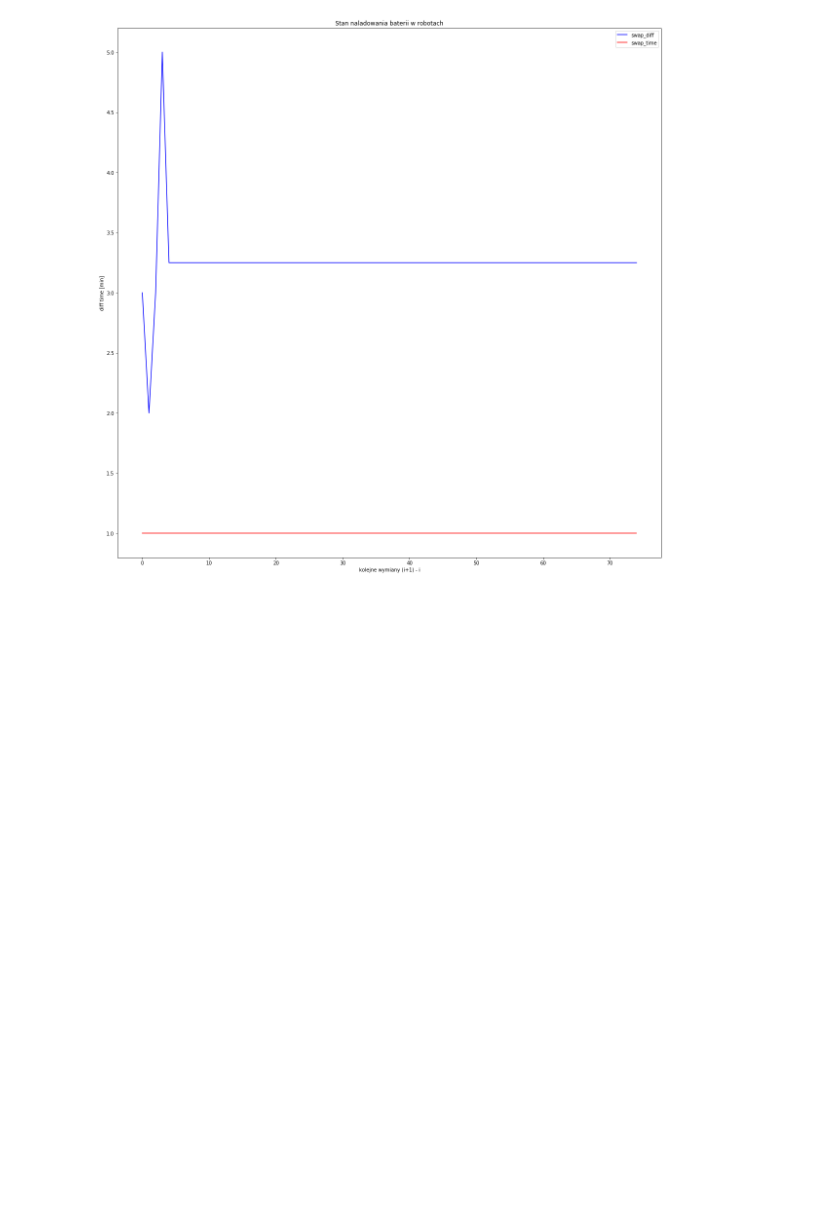
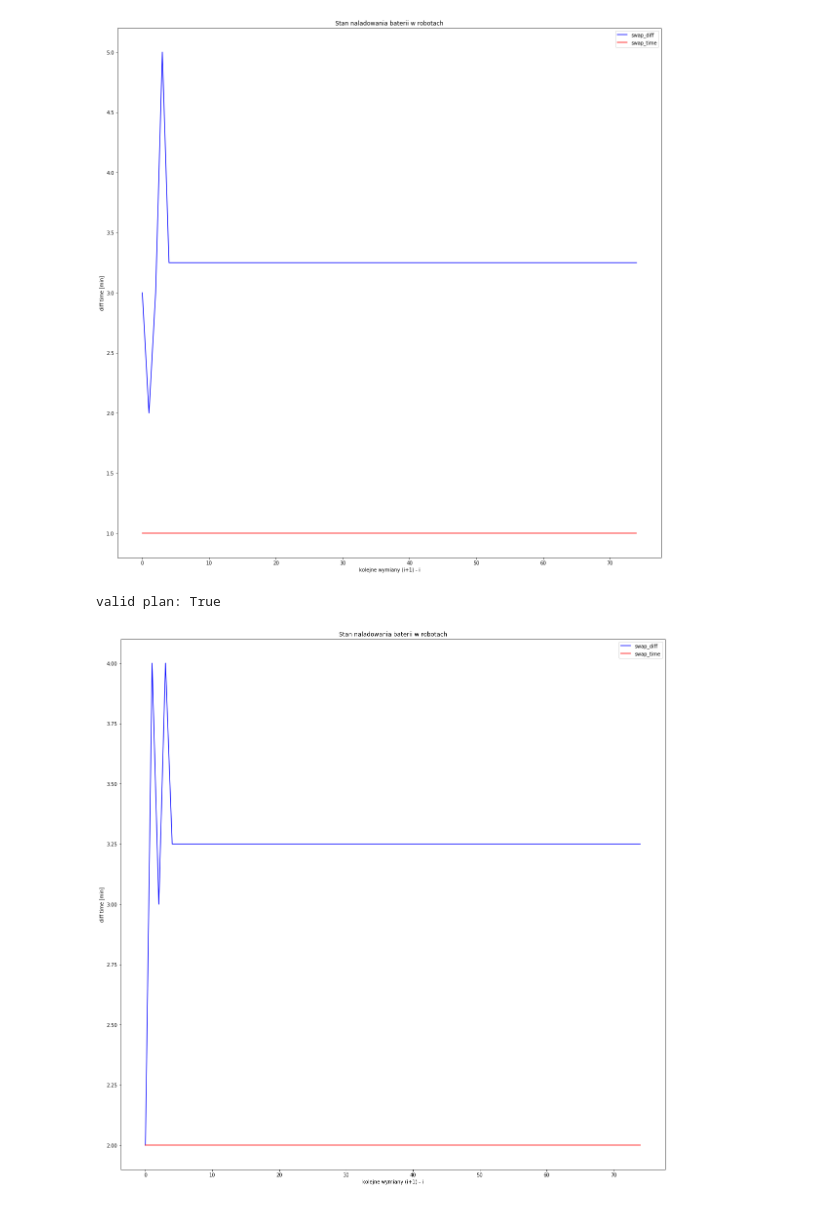
Before and after one commit to Eratn1kCreations/Supervisor, a Jupyter notebook: testy/testowy, planowanie rownego rozkladu wymian.ipynb, the cells around one changed output. Saved outputs shown, nothing was run; the diff lists cells and outputs as text; code cells hidden in the pictures; blank space fills up the shorter version.

Commit message:
replaning considers active swap's tasks

```diff
--- a/testy/testowy, planowanie rownego rozkladu wymian.ipynb
+++ b/testy/testowy, planowanie rownego rozkladu wymian.ipynb
@@ -1,5 +1,7 @@
 # %%
 import swap_planner as s
+import datetime
+log_folder_name = "test_name"
 # %% [markdown]
 ## Planowanie dla baterii do fabryki
 # %%
@@ -218,3 +218,30 @@ planner.create_next_swaps_diff()
 # %% [output]
 valid plan: True
 [figure]
+# %%
+# 1 wymiana baterii jest w trakcie wykonywania, zadanie wymiany baterii trwa już 1 minutę
+s.FULL_BATTERY_WORKING_TIME = 15 # [min]
+s.SWAP_TIME = 2 # [min]
+s.STANDARD_CYCLE_TIME = s.FULL_BATTERY_WORKING_TIME - 2 # [min] standardowy czas na jaki planowane są wymiany
+s.ALLOWED_CYCLE_TIME = s.FULL_BATTERY_WORKING_TIME - 1 # [min] pozwala na dłuższą pracę na baterii i wykonanie
+# późniejszej wymiany, aby ustabilizować wymiany w równych odstępach czasowych
+
+robots = [{"id": "r1",  "time_to_discharged": 4, "swap": None},
+          {"id": "r2",  "time_to_discharged": 6, "swap": None},
+          {"id": "r3",  "time_to_discharged": 2, "swap": {"start_swap": "2021-05-27 17:28:18",
+               "swap_time": s.SWAP_TIME}},
+          {"id": "r4",  "time_to_discharged": 9, "swap": None}]
+
+
+planner = s.SwapPlanner()
+planner.start_swaps_time = datetime.datetime.strptime("2021-05-27 17:29:18", "%Y-%m-%d %H:%M:%S")
+planner.is_possible_create_init_cycle()
+planner.create_plan(240, robots)
+
+print("valid plan: {}".format(planner.is_valid_plan()))
+planner.create_swap_gant(log_folder_name)
+planner.create_robots_swap_gant(log_folder_name)
+planner.create_next_swaps_diff(log_folder_name)
+# %% [output]
+valid plan: True
+[figure, added]
```
Also changed, not shown: parts of 22 cells of this notebook, 1 other file.
